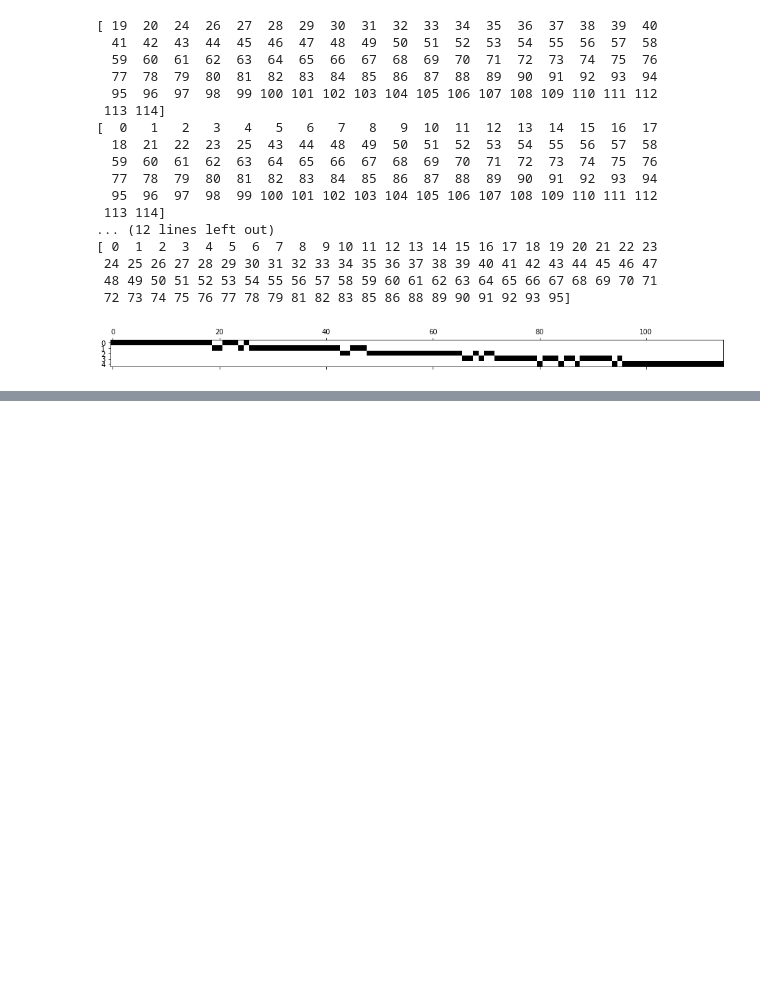
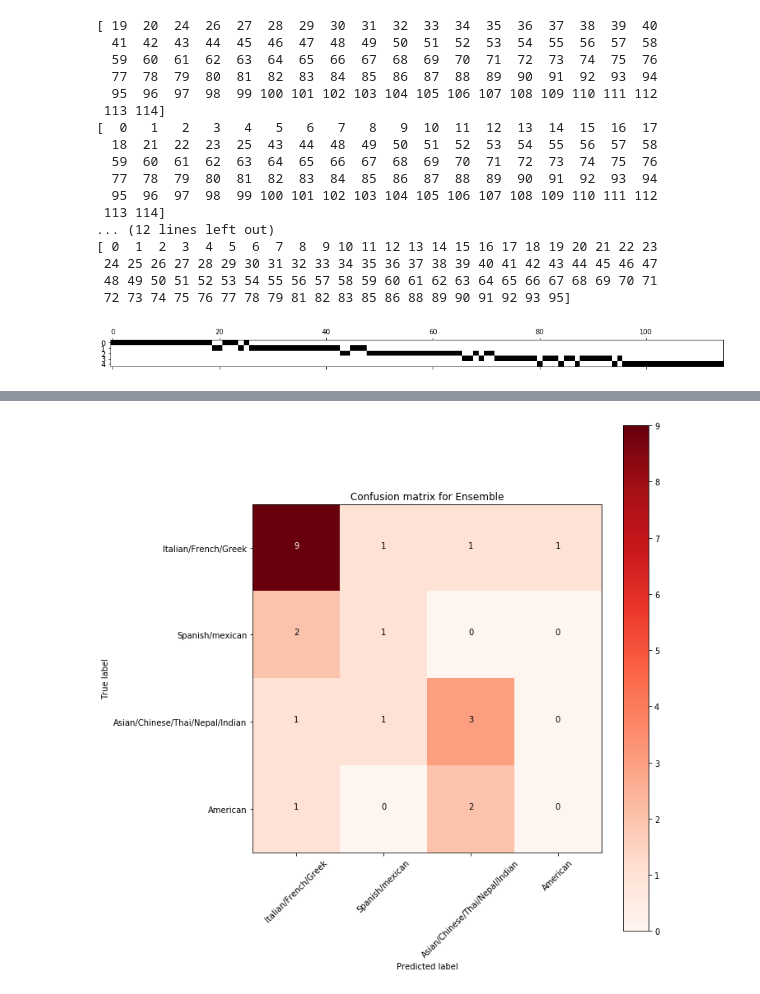
Before and after one commit to safieurrahman/Data-Science-Project---Future-Food-Customer-Needs, a Jupyter notebook: DS_Project_Sheet_ver_3.ipynb, the cells around one changed output, grey strips where cells are left out. Drawn from its saved outputs; the diff is of its cells as text; code cells hidden in the pictures; blank space fills up the shorter version.

Commit message:
Performance Metrics, Confusion Matrix, Lift Implemented

```diff
--- a/DS_Project_Sheet_ver_3.ipynb
+++ b/DS_Project_Sheet_ver_3.ipynb
@@ -175,14 +177,14 @@ print( set(top_n_cols) & set(top_n_cols_RF))
 # x_val =  x_val[x_val.columns.intersection(top_n_cols_final)]
 # x_test =  x_test[x_test.columns.intersection(top_n_cols_final)]
 
-# top_n_cols=list(top_n_cols)
-# X_train =  X_train[X_train.columns.intersection(top_n_cols)]
-# x_val =  x_val[x_val.columns.intersection(top_n_cols)]
-# x_test =  x_test[x_test.columns.intersection(top_n_cols)]
+top_n_cols=list(top_n_cols)
+X_train =  X_train[X_train.columns.intersection(top_n_cols)]
+x_val =  x_val[x_val.columns.intersection(top_n_cols)]
+x_test =  x_test[x_test.columns.intersection(top_n_cols)]
 
-X_train =  X_train[X_train.columns.intersection(top_n_cols_RF)]
-x_val =  x_val[x_val.columns.intersection(top_n_cols_RF)]
-x_test =  x_test[x_test.columns.intersection(top_n_cols_RF)]
+# X_train =  X_train[X_train.columns.intersection(top_n_cols_RF)]
+# x_val =  x_val[x_val.columns.intersection(top_n_cols_RF)]
+# x_test =  x_test[x_test.columns.intersection(top_n_cols_RF)]
 
 #df_sel_features =  df_sel_clean[df_sel_clean.columns.intersection(top_n_cols)]
 # %% [output]
@@ -433,35 +419,35 @@ array([[12,  0,  0,  0],
 # %%
-def plot_confusion_matrix(cm, classes,
-                          normalize=False,
-                          title='Confusion matrix',
-                          cmap=plt.cm.Blues):
-    """
-    This function prints and plots the confusion matrix.
-    Normalization can be applied by setting `normalize=True`.
-    """
-    import itertools
-    if normalize:
-        cm = cm.astype('float') / cm.sum(axis=1)[:, np.newaxis]
-        print("Normalized confusion matrix")
-    else:
-        print('Confusion matrix, without normalization')
+# print or plot  metrics / results
 
-    print(cm)
+from sklearn.metrics import classification_report, confusion_matrix, accuracy_score
+import itertools
 
-    plt.imshow(cm, interpolation='nearest', cmap=cmap)
-    plt.title(title)
-    plt.colorbar()
-    tick_marks = np.arange(len(classes))
-    plt.xticks(tick_marks, classes, rotation=45)
-    plt.yticks(tick_marks, classes)
+classes = ['Italian/French/Greek', 'Spanish/mexican', 'Asian/Chinese/Thai/Nepal/Indian', 'American']
+print(classification_report(y_test, preds, target_names=classes))
 
-    fmt = '.2f' if normalize else 'd'
-    thresh = cm.max() / 2.
-    for i, j in itertools.product(range(cm.shape[0]), range(cm.shape[1])):
-        plt.text(j, i, format(cm[i, j], fmt),
-                 horizontalalignment="center",
-                 color="white" if cm[i, j] > thresh else "black")
+cm = confusion_matrix(y_test, preds)
+classes = ['Italian/French/Greek', 'Spanish/mexican', 'Asian/Chinese/Thai/Nepal/Indian', 'American']
+fig = plt.figure(figsize=(10,10))
+plt.imshow(cm, interpolation='nearest', cmap=plt.cm.Reds)
+plt.title('Confusion matrix for Ensemble')
+plt.colorbar()
+tick_marks = np.arange(len(classes))
 
-    plt.ylabel('True label')
-    plt.xlabel('Predicted label')
-    plt.tight_layout()
+plt.xticks(tick_marks, classes, rotation=45)
+plt.yticks(tick_marks, classes)
+
+normalize = False
+fmt = '.2f' if normalize else 'd'
+
+thresh = cm.max() / 2.
+for i, j in itertools.product(range(cm.shape[0]), range(cm.shape[1])):
+    plt.text(j, i, format(cm[i, j], fmt),
+             horizontalalignment="center",
+             color="white" if cm[i, j] > thresh else "black")
+
+plt.tight_layout()
+plt.ylabel('True label')
+plt.xlabel('Predicted label')
+
+plt.show()
+# %% [output]
@@ -467,0 +464 @@ def plot_confusion_matrix(cm, classes,
+[figure, added]
```
Also changed, not shown: parts of 18 cells of this notebook.
